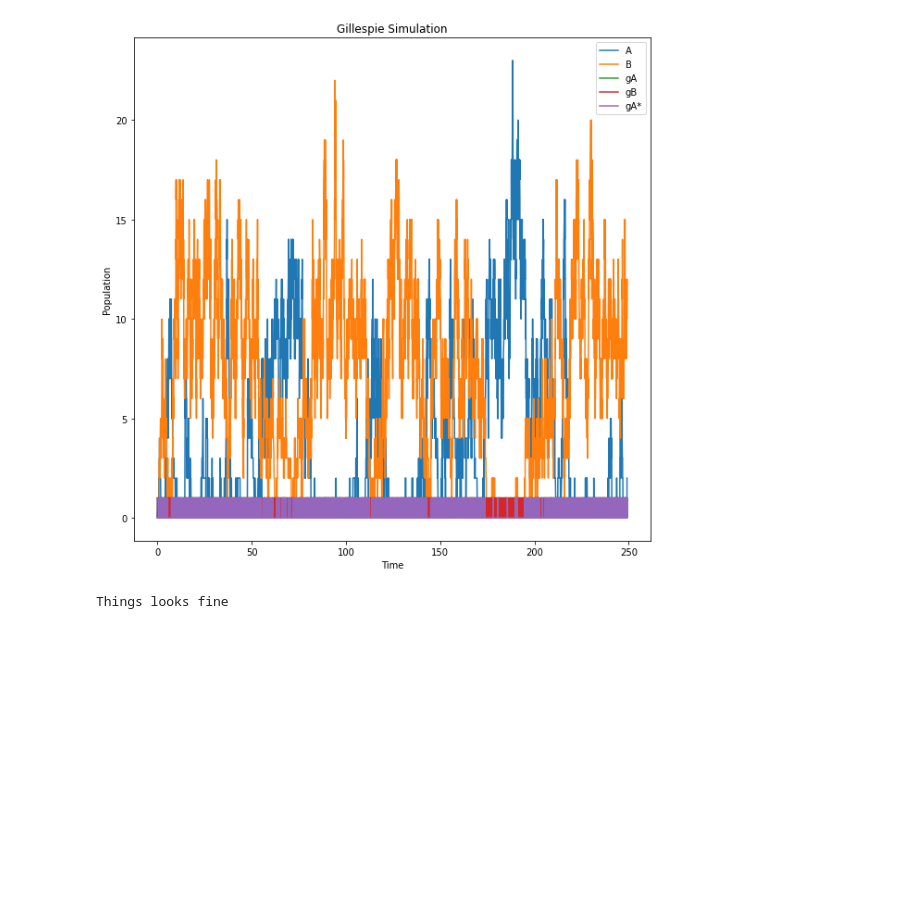
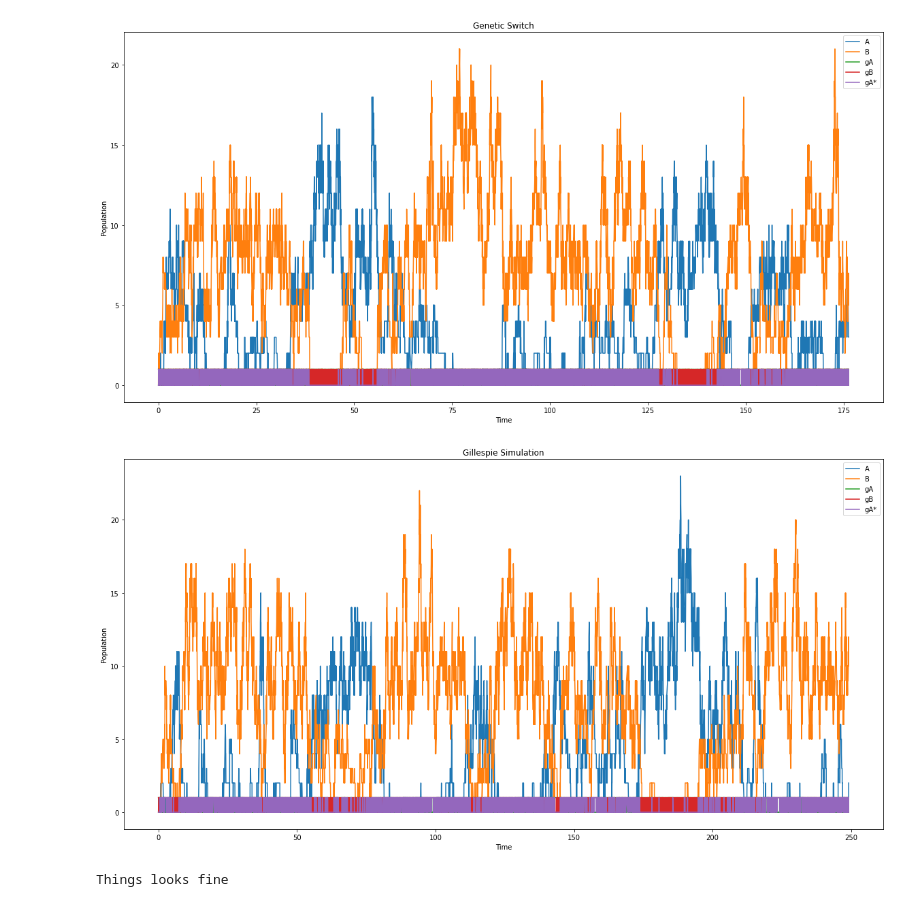
Before and after one commit to Subhajit-Roy-Partho/presse-homework, a Jupyter notebook: a3/genticSwitch.ipynb, the cells around one changed output. Saved outputs shown, nothing was run; the diff lists cells and outputs as text; code cells hidden in the pictures; blank space fills up the shorter version.

```diff
--- a/a3/genticSwitch.ipynb
+++ b/a3/genticSwitch.ipynb
@@ -9,7 +9,7 @@ steps = 10000 #Number of steps to be iteratted.
 
 
 populations = np.array((0,0,1,1,0,0),dtype=int); # populations = [nA,nB,gA,gB,gA*,gB*]
-rates = np.array((1,10,11,10),dtype=float) #rates = [kd,kp,kf,kr]
+rates = np.array((1,10,20,19),dtype=float) #rates = [kd,kp,kf,kr]
 
 time = np.zeros(steps, dtype=float); # Store the time steps
 storeP = np.zeros((steps,6),dtype=int); # Store all the populations at all time steps in 2D array.
@@ -58,34 +58,34 @@ def reaction(populations,choice):
         populations[5] -=1 #gB* is decreasing
     return populations
 
 if __name__ == "__main__":
     for i in tqdm(range(1,steps)):
         propensities = prop(populations,propensities); #Calculate propensities for all the reactions
         if populations[2]+populations[4] >1:
             print("something wrong ")
         if populations[3]+populations[5]>1:
             print("something wrong")
         if populations[4] ==1: #can't have a gB* when we already have a gA*
             propensities[6]=0 #setting production of gB* to 0
         if populations[5]==1: #can't have gA* when gB* =1
             propensities[2]=0 #setting production of gA* to 0
         sumProp = np.sum(propensities); # sum of all the propensities
         maxTime = 1.0/sumProp; # Maximum time.
         tau = np.random.exponential(maxTime); # Holding time sampled from an exponential distribution.
         choice = np.random.choice(8,1,p=propensities/sumProp); # Making choice for the reaction to be evaluated
         populations = reaction(populations,choice); # Update the population based on the choice made above.
         time[i] = time[i-1]+tau; #Store the time.
         storeP[i]=populations#Store all the populations at step i
 
     storeP = storeP.transpose();
-    plt.figure(figsize=(10,10))
+    plt.figure(figsize=(20,10))
     for i in range(5):
         plt.plot(time,storeP[i]);
-    plt.title("Gillespie Simulation");
+    plt.title("Genetic Switch");
     plt.xlabel("Time");
     plt.ylabel("Population");
     plt.legend(["A","B","gA","gB","gA*","gB*"]);
-    plt.savefig("All Population-"+str(steps)+".png",dpi=100);
+    plt.savefig("geneticSwitch2.png",dpi=100);
     plt.show()
 # %% [output]
-[figure, old version]
+[figure, new version]
@@ -103,3 +92,16 @@ plt.show()
+# %%
+# storeP = storeP.transpose();
+plt.figure(figsize=(20,10))
+for i in range(5):
+    plt.plot(time,storeP[i]);
+plt.title("Gillespie Simulation");
+plt.xlabel("Time");
+plt.ylabel("Population");
+plt.legend(["A","B","gA","gB","gA*","gB*"]);
+plt.savefig("genticS.png",dpi=300);
+plt.show()
+# %% [output]
+[figure, added]
 # %%
 from time import sleep;
 pbar = tqdm(total=100);
```
Also changed, not shown: parts of 2 cells of this notebook, 2 other files.
